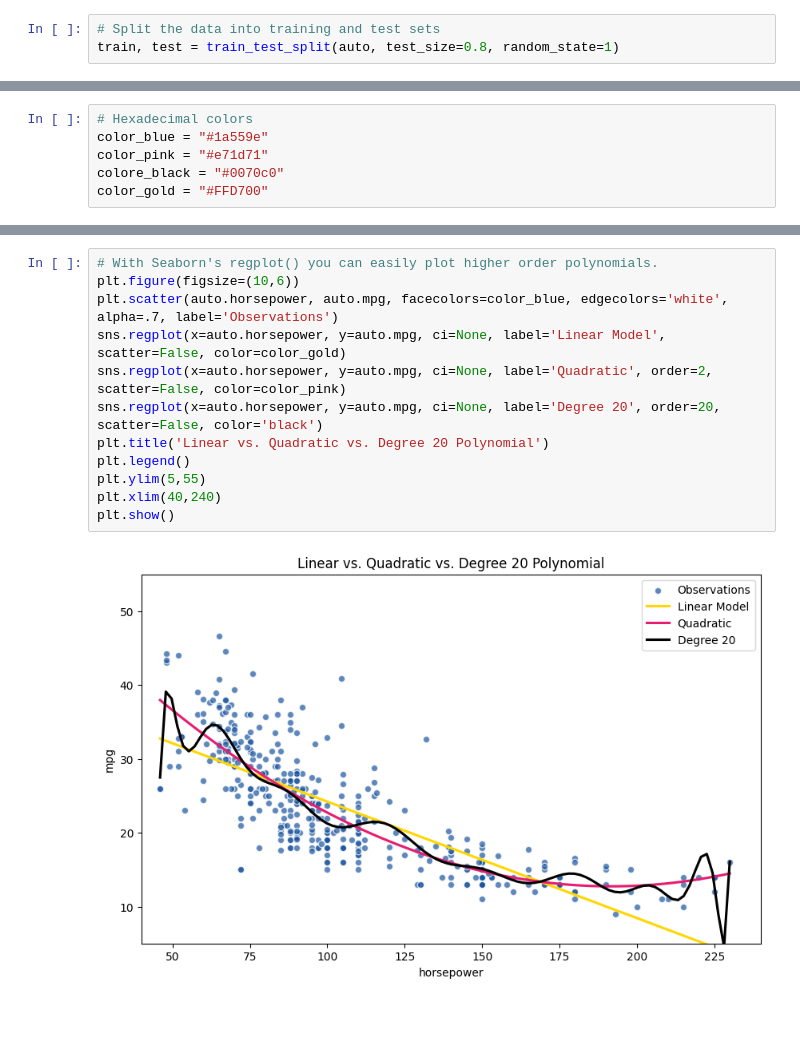
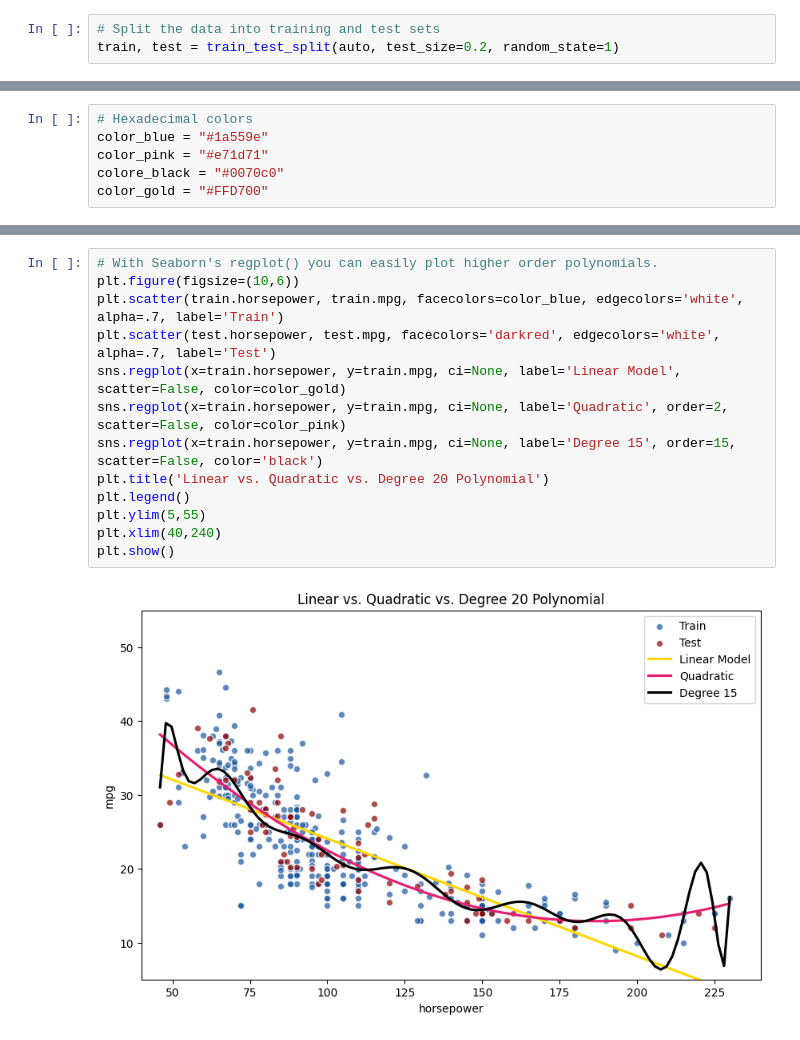
Before and after one commit to vincenzorrei/EDU-LinearRegression, a Jupyter notebook: auto.ipynb, the cells around one changed output, grey strips where cells are left out. Cells and saved outputs as stored; diff of their text form.

Commit message:
explicit test data in regression graphs

```diff
--- a/auto.ipynb
+++ b/auto.ipynb
@@ -59,7 +59,7 @@ auto.head(3)
 - This ensures that we evaluate the model on unseen data.
 # %%
 # Split the data into training and test sets
-train, test = train_test_split(auto, test_size=0.8, random_state=1)
+train, test = train_test_split(auto, test_size=0.2, random_state=1)
 # %% [markdown]
 ## Training And Testing
 # %% [markdown]
@@ -264,14 +280,15 @@ plt.show()
 # %%
 # With Seaborn's regplot() you can easily plot higher order polynomials.
 plt.figure(figsize=(10,6))
-plt.scatter(auto.horsepower, auto.mpg, facecolors=color_blue, edgecolors='white', alpha=.7, label='Observations')
-sns.regplot(x=auto.horsepower, y=auto.mpg, ci=None, label='Linear Model', scatter=False, color=color_gold)
-sns.regplot(x=auto.horsepower, y=auto.mpg, ci=None, label='Quadratic', order=2, scatter=False, color=color_pink)
-sns.regplot(x=auto.horsepower, y=auto.mpg, ci=None, label='Degree 20', order=20, scatter=False, color='black')
+plt.scatter(train.horsepower, train.mpg, facecolors=color_blue, edgecolors='white', alpha=.7, label='Train')
+plt.scatter(test.horsepower, test.mpg, facecolors='darkred', edgecolors='white', alpha=.7, label='Test')
+sns.regplot(x=train.horsepower, y=train.mpg, ci=None, label='Linear Model', scatter=False, color=color_gold)
+sns.regplot(x=train.horsepower, y=train.mpg, ci=None, label='Quadratic', order=2, scatter=False, color=color_pink)
+sns.regplot(x=train.horsepower, y=train.mpg, ci=None, label='Degree 15', order=15, scatter=False, color='black')
 plt.title('Linear vs. Quadratic vs. Degree 20 Polynomial')
 plt.legend()
 plt.ylim(5,55)
 plt.xlim(40,240)
 plt.show()
 # %% [output]
-[figure, old version]
+[figure, new version]
```
Also changed, not shown: parts of 7 cells of this notebook.
